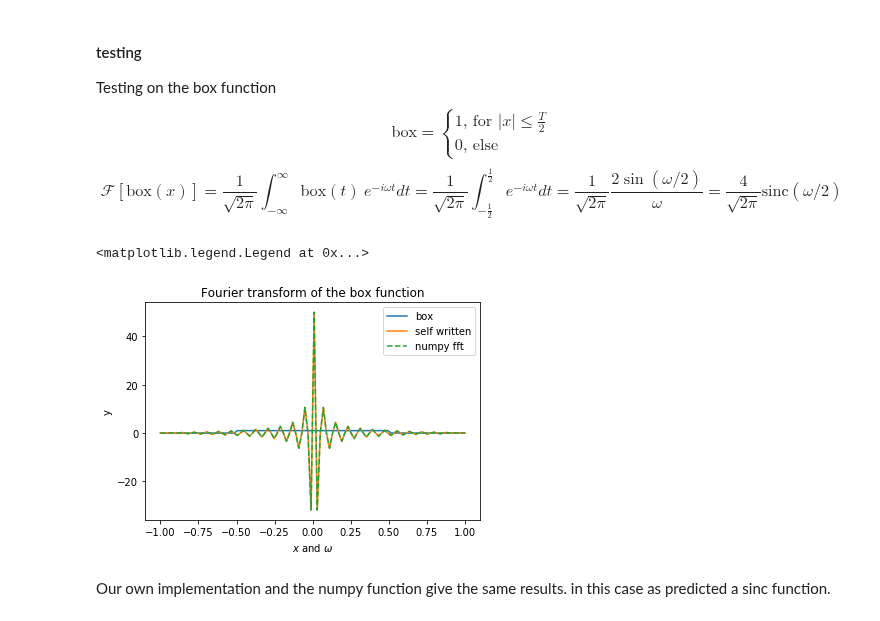
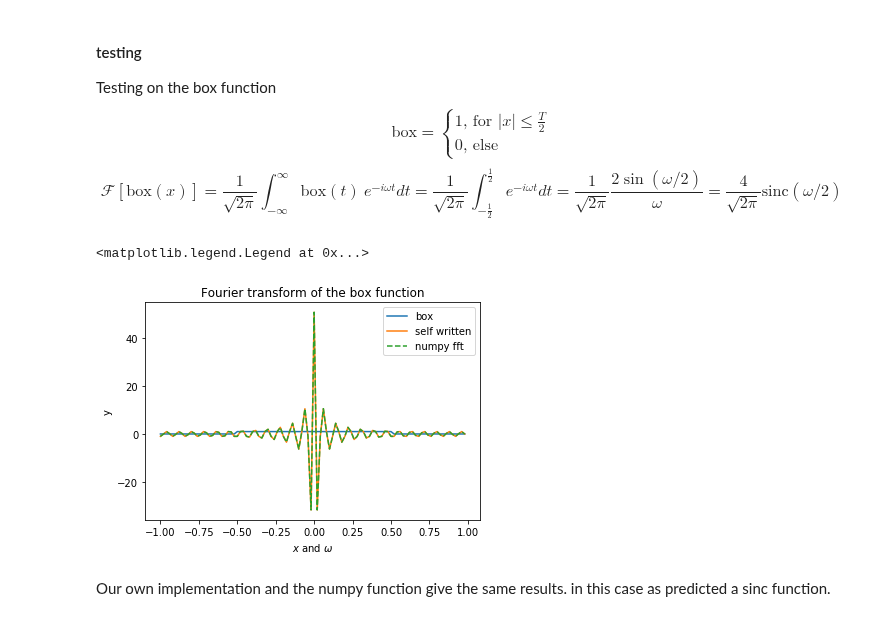
Before and after one commit to ml4cdeca/ComputationalQuantumDynamics, a Jupyter notebook: blatt2/exercise2.ipynb, the cells around one changed output. Drawn from its saved outputs; the diff is of its cells as text; code cells hidden in the pictures.

```diff
--- a/blatt2/exercise2.ipynb
+++ b/blatt2/exercise2.ipynb
@@ -74,22 +74,22 @@ Testing on the box function $$\text{box}=\begin{cases} 1 \text{, for } |x| \leq
 # %%
 #box function: expected outcome: sinc(x)
 grid=100
-a=np.linspace(-1,1,grid)
+a=np.linspace(-1,1-2/grid,grid)
 def box(x,T,N):
     b=np.zeros(N)
     b[abs(x)<=T]=1
     return b
 x=box(a,.5,grid)
 plt.plot(a,x,label='box')
 plt.plot(a,np.real(DFT(x)),label='self written')
 plt.plot(a,np.real(np.fft.fftshift(np.fft.fft(x))),'--',label='numpy fft')
 plt.title('Fourier transform of the box function')
 plt.xlabel('$x$ and $\omega$')
 plt.ylabel('y')
 plt.legend()
 # %% [output]
 <matplotlib.legend.Legend at 0x...>
-[figure, old version]
+[figure, new version]
 # %% [markdown]
 Our own implementation and the numpy function give the same results. in this case as predicted a sinc function.
 # %% [markdown]
```
Also changed, not shown: parts of 9 cells of this notebook.
